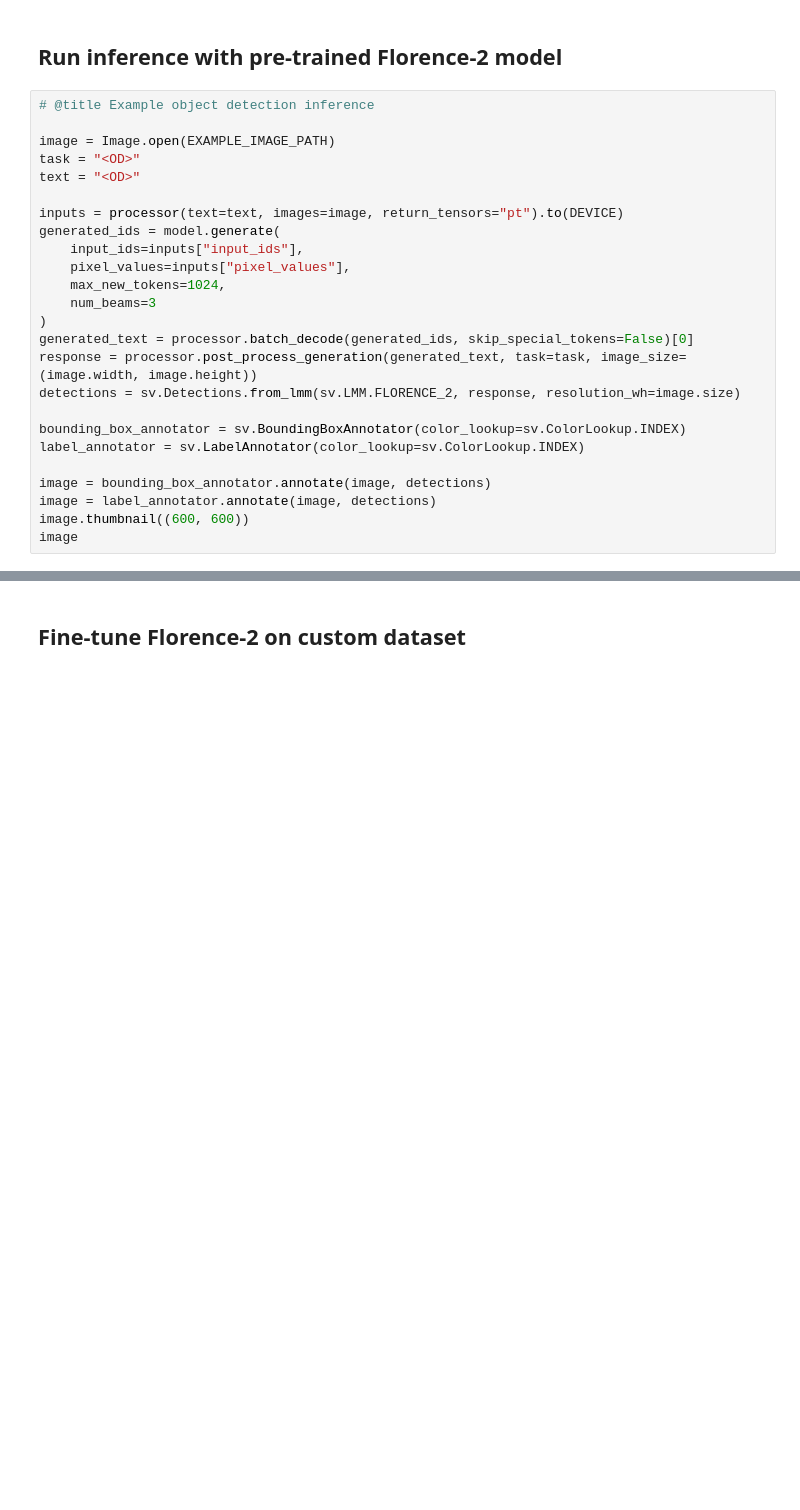
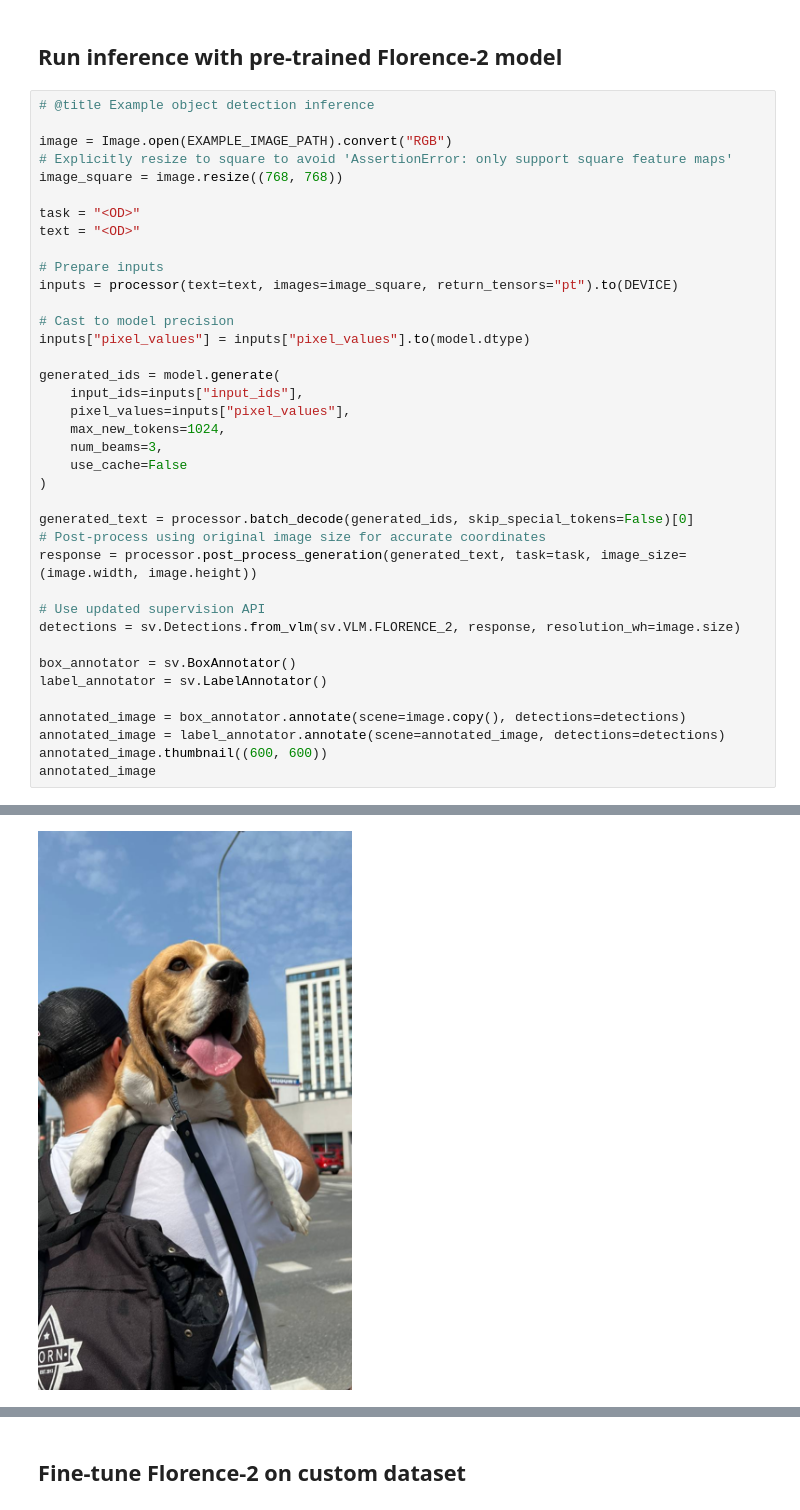
Before and after one commit to AbhiSondakar/AbhiSondakar, a Jupyter notebook: notebooks/how-to-finetune-florence-2-on-detection-dataset.ipynb, the cells around one changed output, grey strips where cells are left out. Drawn from its saved outputs; the diff is of its cells as text; blank space fills up the shorter version.

```diff
--- a/notebooks/how-to-finetune-florence-2-on-detection-dataset.ipynb
+++ b/notebooks/how-to-finetune-florence-2-on-detection-dataset.ipynb
@@ -103,25 +177,39 @@ processor = AutoProcessor.from_pretrained(CHECKPOINT, trust_remote_code=True, re
 # %%
 # @title Example object detection inference
 
-image = Image.open(EXAMPLE_IMAGE_PATH)
+image = Image.open(EXAMPLE_IMAGE_PATH).convert("RGB")
+# Explicitly resize to square to avoid 'AssertionError: only support square feature maps'
+image_square = image.resize((768, 768))
+
 task = "<OD>"
 text = "<OD>"
 
-inputs = processor(text=text, images=image, return_tensors="pt").to(DEVICE)
+# Prepare inputs
+inputs = processor(text=text, images=image_square, return_tensors="pt").to(DEVICE)
+
+# Cast to model precision
+inputs["pixel_values"] = inputs["pixel_values"].to(model.dtype)
+
 generated_ids = model.generate(
     input_ids=inputs["input_ids"],
     pixel_values=inputs["pixel_values"],
     max_new_tokens=1024,
-    num_beams=3
+    num_beams=3,
+    use_cache=False
 )
+
 generated_text = processor.batch_decode(generated_ids, skip_special_tokens=False)[0]
+# Post-process using original image size for accurate coordinates
 response = processor.post_process_generation(generated_text, task=task, image_size=(image.width, image.height))
-detections = sv.Detections.from_lmm(sv.LMM.FLORENCE_2, response, resolution_wh=image.size)
 
-bounding_box_annotator = sv.BoundingBoxAnnotator(color_lookup=sv.ColorLookup.INDEX)
-label_annotator = sv.LabelAnnotator(color_lookup=sv.ColorLookup.INDEX)
+# Use updated supervision API
+detections = sv.Detections.from_vlm(sv.VLM.FLORENCE_2, response, resolution_wh=image.size)
 
-image = bounding_box_annotator.annotate(image, detections)
-image = label_annotator.annotate(image, detections)
-image.thumbnail((600, 600))
-image
+box_annotator = sv.BoxAnnotator()
+label_annotator = sv.LabelAnnotator()
+
+annotated_image = box_annotator.annotate(scene=image.copy(), detections=detections)
+annotated_image = label_annotator.annotate(scene=annotated_image, detections=detections)
+annotated_image.thumbnail((600, 600))
+annotated_image
+# %% [output]
@@ -128,3 +218,4 @@ image
+[figure, added]
 # %%
 # @title Example image captioning inference
 
```
Also changed, not shown: parts of 17 cells of this notebook.
